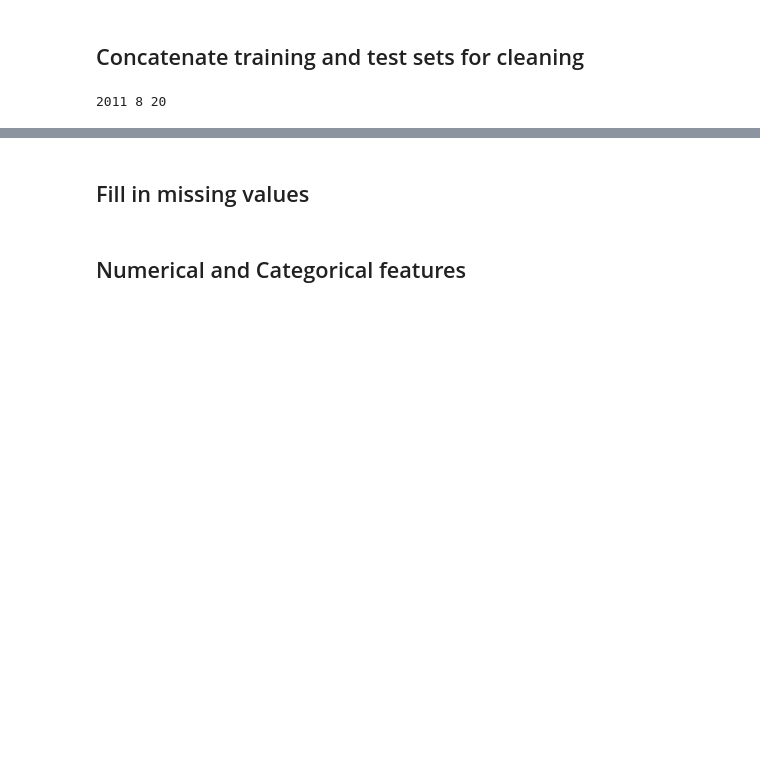
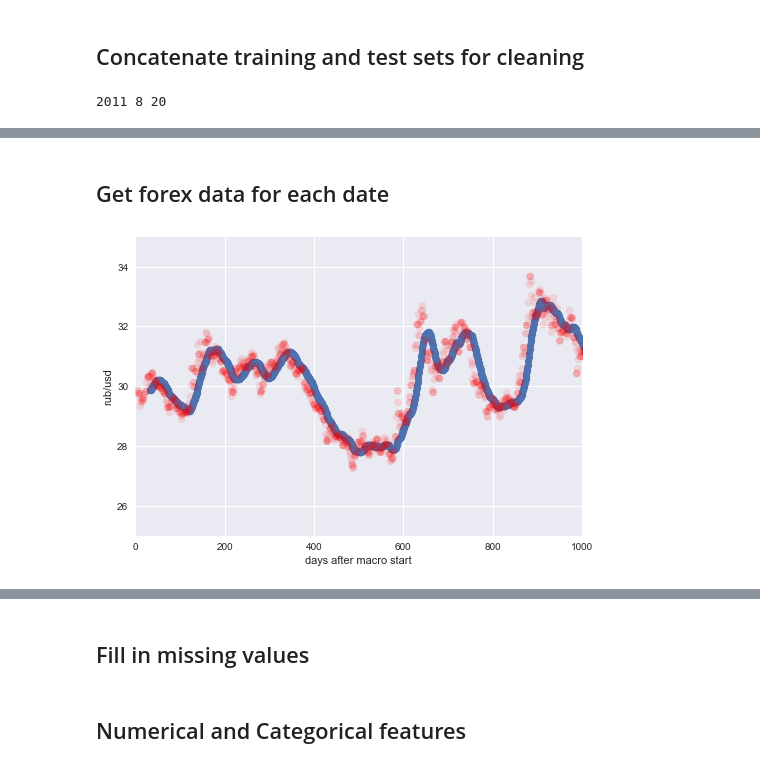
Before and after one commit to nmirman/sberbank, a Jupyter notebook: analysis/Sberbank2.ipynb, the cells around one changed output, grey strips where cells are left out. Cells and saved outputs as stored; diff of their text form; code cells hidden in the pictures; blank space fills up the shorter version.

```diff
--- a/analysis/Sberbank2.ipynb
+++ b/analysis/Sberbank2.ipynb
@@ -26,6 +27,9 @@ latlon_train = latlon_train.drop('key',1)
 latlon_test = latlon_test.drop('key',1)
 latlon_train = latlon_train.drop('tolerance_m',1)
 latlon_test = latlon_test.drop('tolerance_m',1)
+
+# import macro data
+macro = pd.read_csv("../input/macro.csv")
 # %% [output]
 Training data:  (30471, 291)
 Test data:  (7662, 290)
@@ -97,0 +126,49 @@ data_all['days_after_first'] = data_all['days_after_first'].apply(lambda x: (dat
+# %% [markdown]
+## Get forex data for each date
+# %%
+# beginning of macro data is at index=0
+macro_start = macro['timestamp'].apply(lambda x: datetime.strptime(x,'%Y-%m-%d')).min()
+
+# convert daily values into monthly
+#macro['months_after_start'] = macro['timestamp']
+macro['months_after_start'] = macro['timestamp'].apply(lambda x: (datetime.strptime(x, '%Y-%m-%d').year-macro_start.year)*12 + (datetime.strptime(x, '%Y-%m-%d').month-macro_start.month))
+macro['usdrub_monthly'] = np.NaN
+macro['eurrub_monthly'] = np.NaN
+macro['brent_monthly'] = np.NaN
+max_months = macro['months_after_start'].max()
+for m in range(max_months+1):
+    idx = (macro['months_after_start'] == m)
+    macro.loc[idx, 'usdrub_monthly'] = macro[idx].usdrub.mean()
+    macro.loc[idx,'eurrub_monthly'] = macro[idx].eurrub.mean()
+    macro.loc[idx,'brent_monthly'] = macro[idx].brent.mean()
+
+# try rolling average
+# setting the value to the right-side edge of rolling mean
+macro['usdrub_rolling'] = macro['usdrub']
+macro['eurrub_rolling'] = macro['eurrub']
+macro['brent_rolling'] = macro['brent']
+macro['usdrub_rolling'] = macro['usdrub_rolling'].rolling(window=30,center=False).mean()
+macro['eurrub_rolling'] = macro['eurrub_rolling'].rolling(window=30,center=False).mean()
+macro['brent_rolling'] = macro['brent_rolling'].rolling(window=30,center=False).mean()
+
+data_all['usdrub'] = np.NaN
+data_all['eurrub'] = np.NaN
+data_all['brent'] = np.NaN
+
+for i, row in data_all.iterrows():
+    data_all.set_value(i, 'usdrub', macro.loc[(datetime.strptime(row['timestamp'],'%Y-%m-%d')-macro_start).days,'usdrub_rolling'])
+    data_all.set_value(i, 'eurrub', macro.loc[(datetime.strptime(row['timestamp'],'%Y-%m-%d')-macro_start).days,'eurrub_rolling'])
+    data_all.set_value(i, 'brent', macro.loc[(datetime.strptime(row['timestamp'],'%Y-%m-%d')-macro_start).days,'brent_rolling'])
+
+#print(first_sale-macro_start)
+#print(first_sale, macro.loc[(first_sale-macro_start).days,'timestamp'])
+plt.figure()
+plt.scatter(macro['timestamp'].apply(lambda x: (datetime.strptime(x, '%Y-%m-%d')-macro_start).days), macro['usdrub_rolling'])
+plt.scatter(macro['timestamp'].apply(lambda x: (datetime.strptime(x, '%Y-%m-%d')-macro_start).days), macro['usdrub'], color='red', alpha=0.1)
+plt.xlim(0,1000)
+plt.ylim(25,35)
+plt.xlabel('days after macro start')
+plt.ylabel('rub/usd')
+plt.show()
+# %% [output]
+[figure, added]
```
Also changed, not shown: parts of 15 cells of this notebook, 2 other files.
